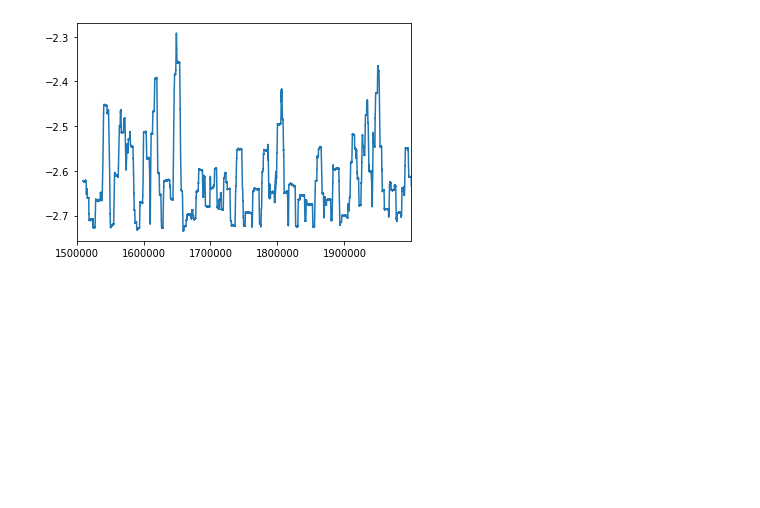
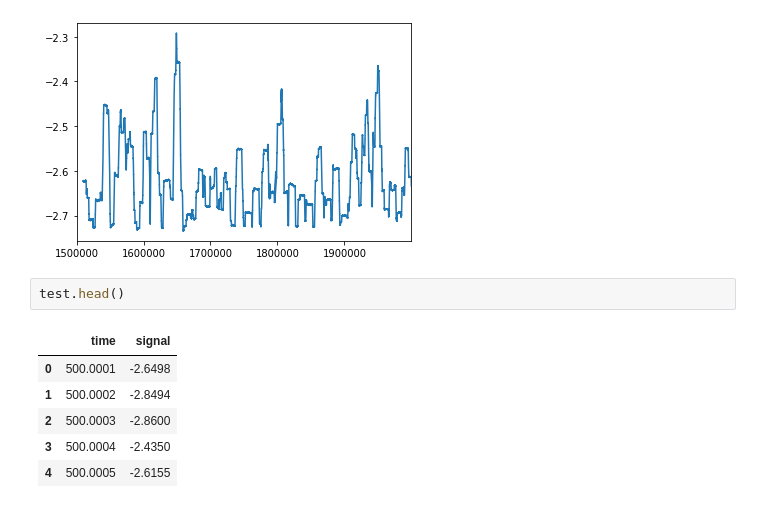
Before and after one commit to palpen/kaggle-pipeline, a Jupyter notebook: liverpool-ion-switching/notebook/explore.ipynb, the cells around one changed output. Cells and saved outputs as stored; diff of their text form; blank space fills up the shorter version.

```diff
--- a/liverpool-ion-switching/notebook/explore.ipynb
+++ b/liverpool-ion-switching/notebook/explore.ipynb
@@ -207,3 +222,12 @@ Try using .loc[row_indexer,col_indexer] = value instead
 See the caveats in the documentation: http://pandas.pydata.org/pandas-docs/stable/user_guide/indexing.html#returning-a-view-versus-a-copy
   # Remove the CWD from sys.path while we load stuff.
 [figure]
+# %%
+test.head()
+# %% [output]
+|  | time | signal |
+| 0 | 500.0001 | -2.6498 |
+| 1 | 500.0002 | -2.8494 |
+| 2 | 500.0003 | -2.8600 |
+| 3 | 500.0004 | -2.4350 |
+| 4 | 500.0005 | -2.6155 |
```
Also changed, not shown: parts of 1 cell of this notebook.
